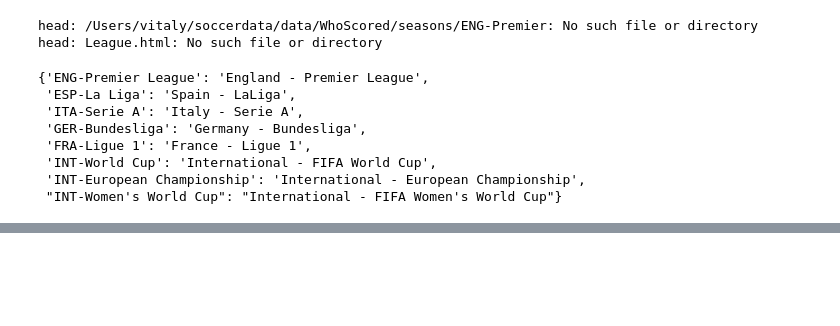
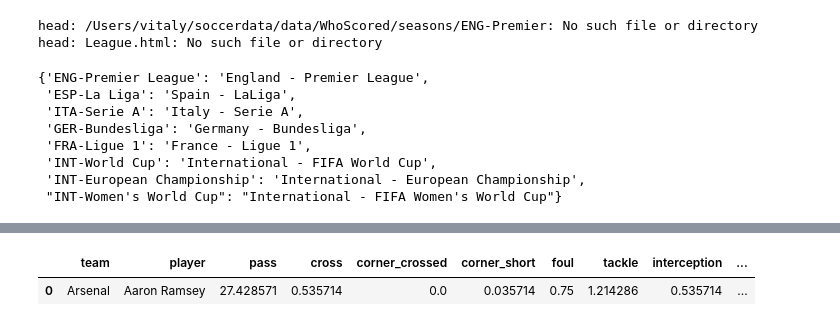
Before and after one commit to VitalyPavlov/Sport_radar_chart, a Jupyter notebook: src/eda.ipynb, the cells around one changed output, grey strips where cells are left out. Drawn from its saved outputs; the diff is of its cells as text; code cells hidden in the pictures; blank space fills up the shorter version.

```diff
--- a/src/eda.ipynb
+++ b/src/eda.ipynb
@@ -2007,0 +2047,8 @@ class WhoScored():
+# %%
+selected_team1 = 'Arsenal'
+selected_player1 = 'Aaron Ramsey'
+filtered_df1 = stats[(stats['team'] == selected_team1) & (stats["player"] == selected_player1)]
+filtered_df1
+# %% [output]
+|  | team | player | pass | cross | corner_crossed | corner_short | foul | tackle | interception | ... |
+| 0 | Arsenal | Aaron Ramsey | 27.428571 | 0.535714 | 0.0 | 0.035714 | 0.75 | 1.214286 | 0.535714 | ... |
```
Also changed, not shown: parts of 8 cells of this notebook, 2 other files.
